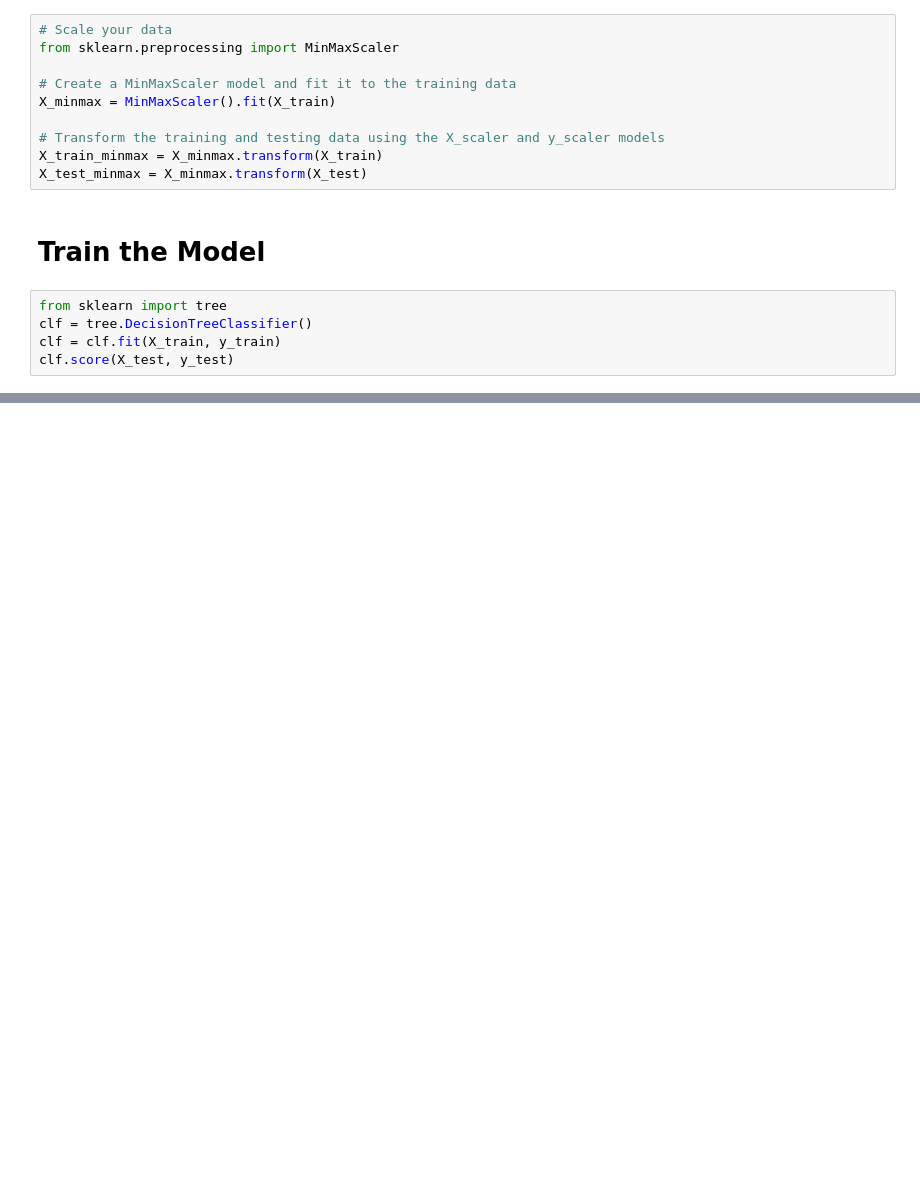
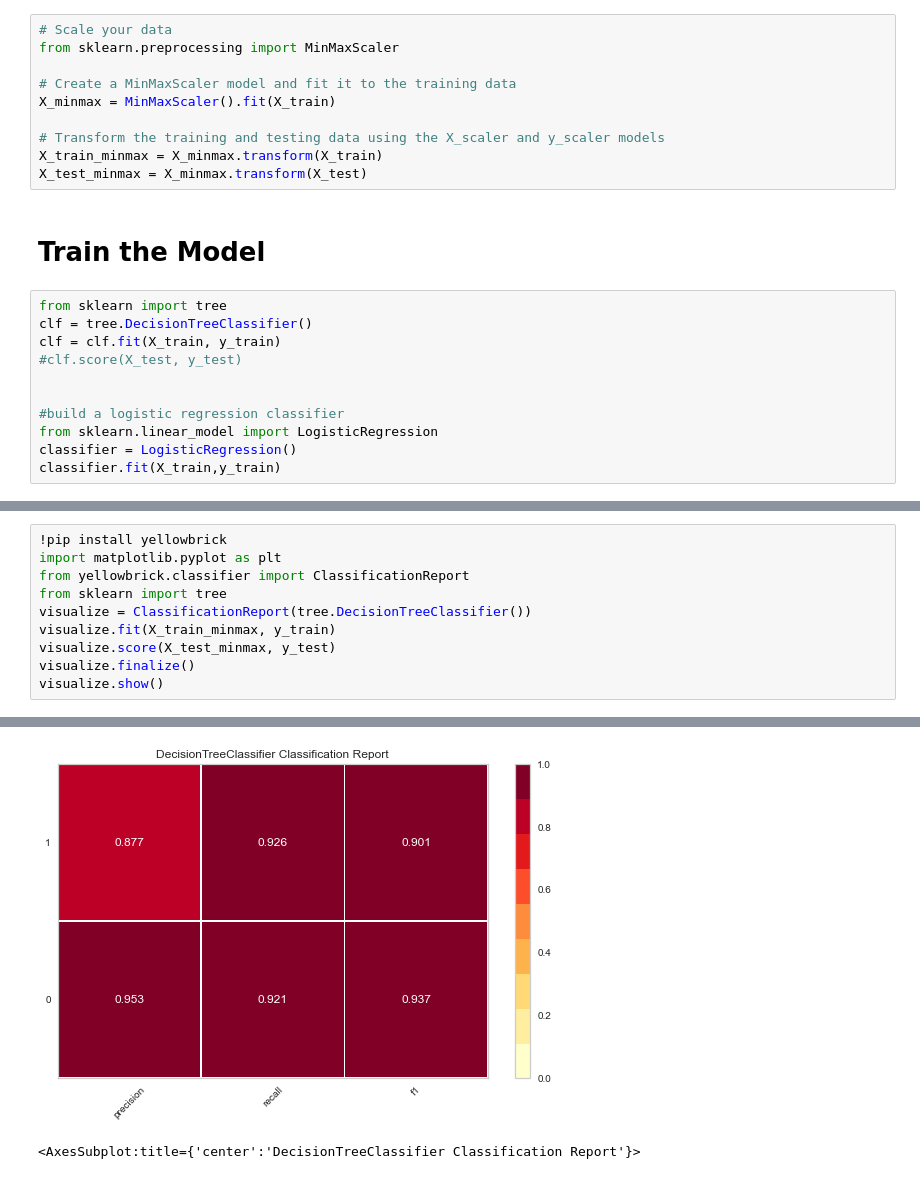
Before and after one commit to Klsisk/breast_cancer_ml_project, a Jupyter notebook: BCData/decision_tree.ipynb, the cells around one changed output, grey strips where cells are left out. Cells and saved outputs as stored; diff of their text form; blank space fills up the shorter version.

```diff
--- a/BCData/decision_tree.ipynb
+++ b/BCData/decision_tree.ipynb
@@ -206,5 +212,11 @@ X_test_minmax = X_minmax.transform(X_test)
 from sklearn import tree
 clf = tree.DecisionTreeClassifier()
 clf = clf.fit(X_train, y_train)
-clf.score(X_test, y_test)
+#clf.score(X_test, y_test)
+
+
+#build a logistic regression classifier
+from sklearn.linear_model import LogisticRegression
+classifier = LogisticRegression()
+classifier.fit(X_train,y_train)
 # %% [output]
@@ -234,0 +267,11 @@ graph.write_png('tree.png')
+# %%
+!pip install yellowbrick
+import matplotlib.pyplot as plt
+from yellowbrick.classifier import ClassificationReport
+from sklearn import tree
+visualize = ClassificationReport(tree.DecisionTreeClassifier())
+visualize.fit(X_train_minmax, y_train)
+visualize.score(X_test_minmax, y_test)
+visualize.finalize()
+visualize.show()
+# %% [output]
@@ -234,0 +291,2 @@ graph.write_png('tree.png')
+[figure, added]
+<AxesSubplot:title={'center':'DecisionTreeClassifier Classification Report'}>
```
Also changed, not shown: parts of 15 cells of this notebook, 18 other files.
